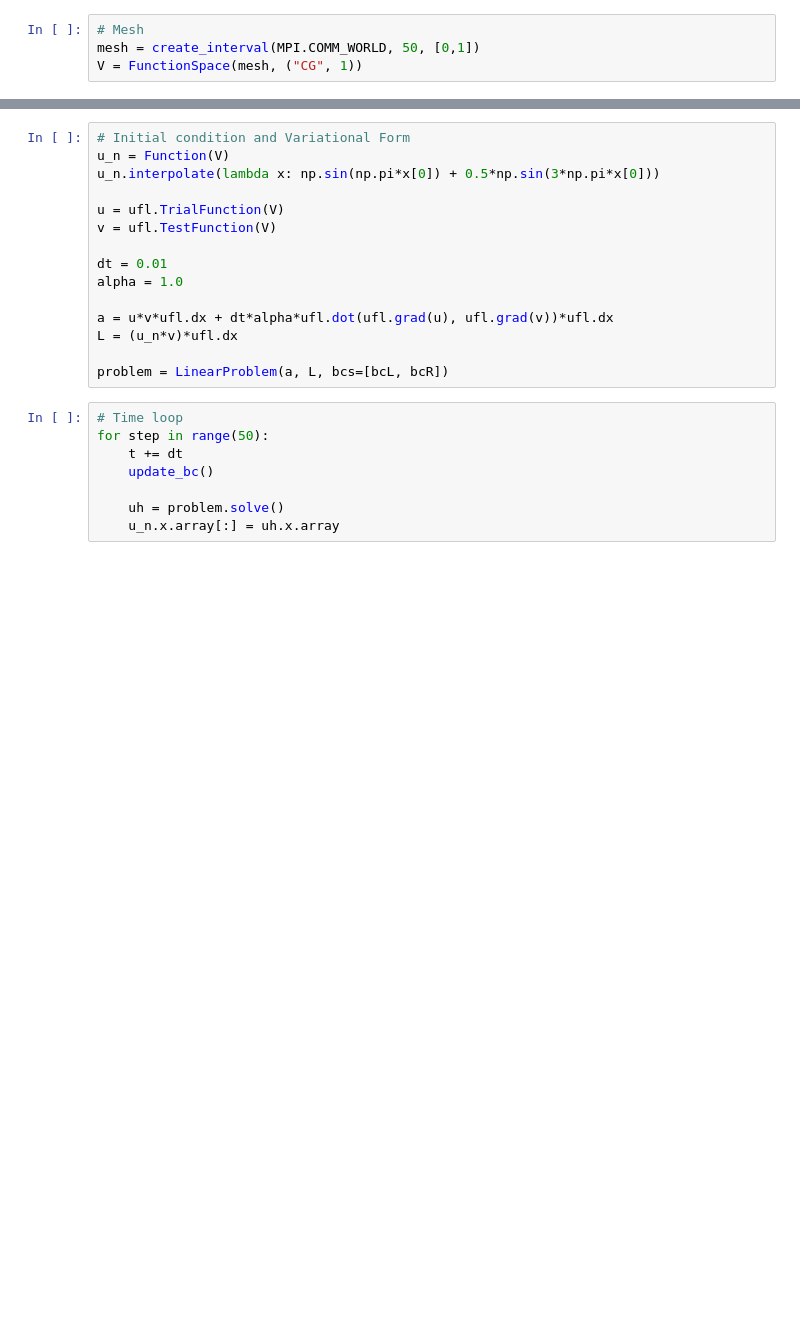
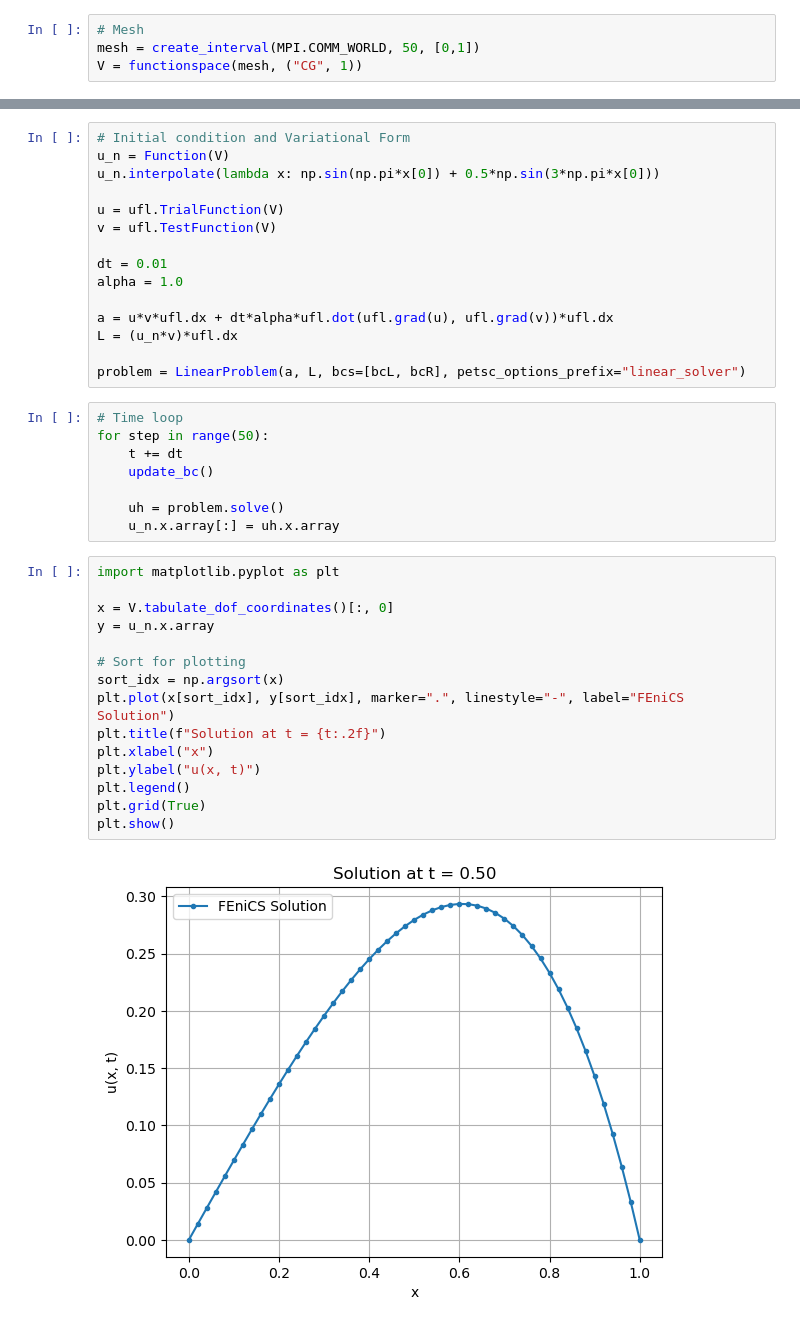
Before and after one commit to Hassan-Raza-Shaikh/ES446, a Jupyter notebook: fem.ipynb, the cells around one changed output, grey strips where cells are left out. Saved outputs shown, nothing was run; the diff lists cells and outputs as text; blank space fills up the shorter version.

```diff
--- a/fem.ipynb
+++ b/fem.ipynb
@@ -10,7 +10,7 @@ from dolfinx.fem.petsc import LinearProblem
 # %%
 # Mesh
 mesh = create_interval(MPI.COMM_WORLD, 50, [0,1])
-V = FunctionSpace(mesh, ("CG", 1))
+V = functionspace(mesh, ("CG", 1))
 # %%
 # Boundary conditions
 def left(x):
@@ -45,7 +45,7 @@ alpha = 1.0
 a = u*v*ufl.dx + dt*alpha*ufl.dot(ufl.grad(u), ufl.grad(v))*ufl.dx
 L = (u_n*v)*ufl.dx
 
-problem = LinearProblem(a, L, bcs=[bcL, bcR])
+problem = LinearProblem(a, L, bcs=[bcL, bcR], petsc_options_prefix="linear_solver")
 # %%
 # Time loop
 for step in range(50):
@@ -54,3 +54,20 @@ for step in range(50):
 
     uh = problem.solve()
     u_n.x.array[:] = uh.x.array
+# %%
+import matplotlib.pyplot as plt
+
+x = V.tabulate_dof_coordinates()[:, 0]
+y = u_n.x.array
+
+# Sort for plotting
+sort_idx = np.argsort(x)
+plt.plot(x[sort_idx], y[sort_idx], marker=".", linestyle="-", label="FEniCS Solution")
+plt.title(f"Solution at t = {t:.2f}")
+plt.xlabel("x")
+plt.ylabel("u(x, t)")
+plt.legend()
+plt.grid(True)
+plt.show()
+# %% [output]
+[figure, added]
```
Also changed, not shown: parts of 1 cell of this notebook, 2 other files.
